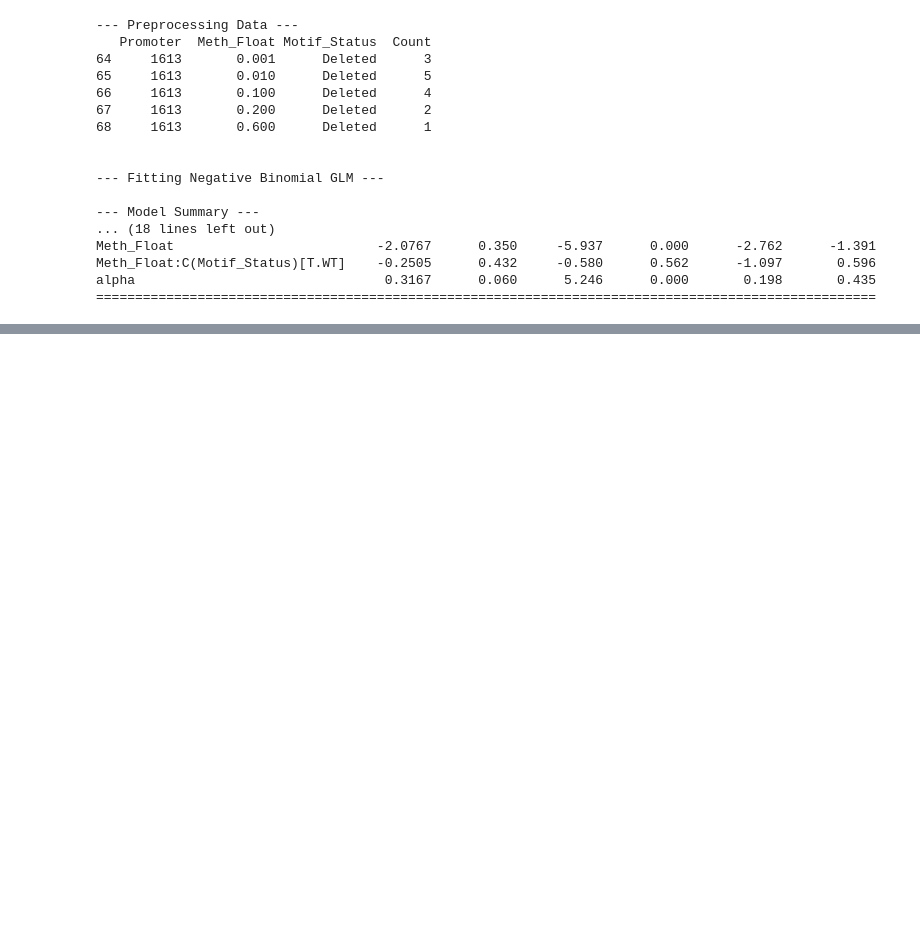
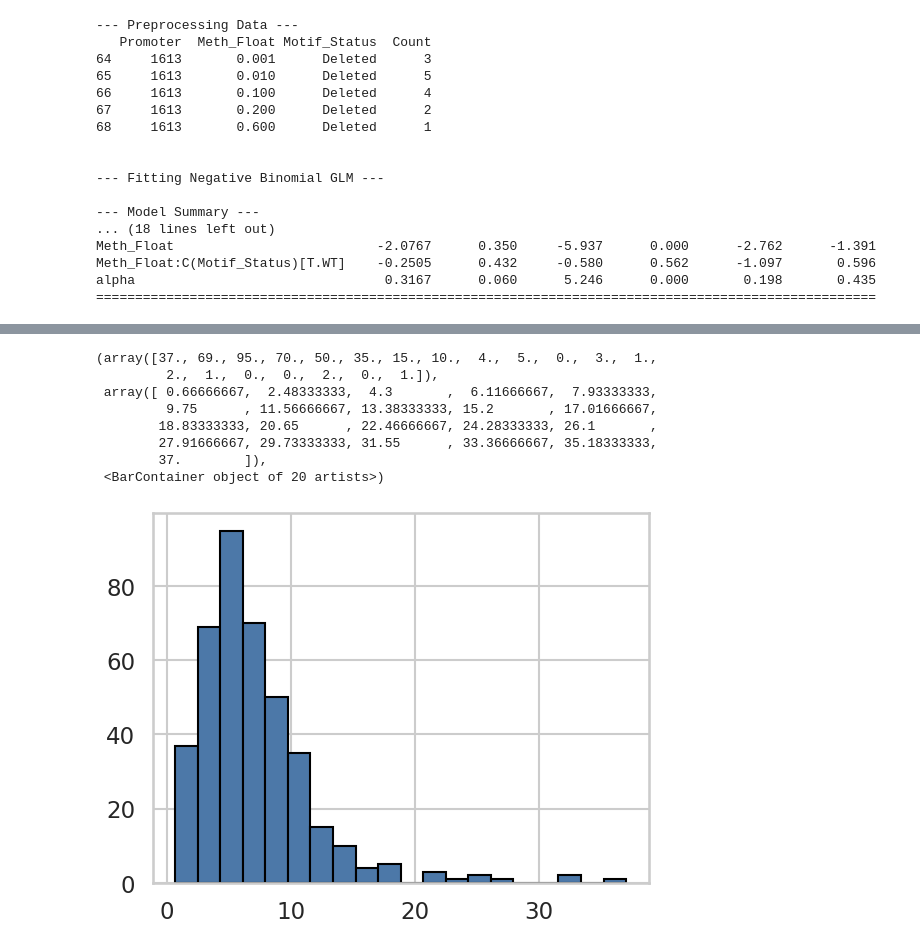
Before and after one commit to level6626/STAP-seq-pipeline, a Jupyter notebook: notebooks/analyze_barcode_pipeline_results.ipynb, the cells around one changed output, grey strips where cells are left out. Cells and saved outputs as stored; diff of their text form; code cells hidden in the pictures; blank space fills up the shorter version.

```diff
--- a/notebooks/analyze_barcode_pipeline_results.ipynb
+++ b/notebooks/analyze_barcode_pipeline_results.ipynb
@@ -540,0 +560,15 @@ with open('./intermediate_data/native_tss_del_motif_glm.txt', 'w') as f:
+# %%
+
+df = filtered_tss_counts_agg.copy()
+
+df_pivoted = df.pivot(index='Oligo_ID', columns='Meth_State', values='Count')
+
+# 2. Calculate the ratio
+# Since the column names are strings like '10%' and '40%', you can access them directly.
+df_pivoted['10_to_40_ratio'] = df_pivoted['10%'] / df_pivoted['40%']
+
+# 3. (Optional) Clean up the resulting DataFrame
+# Reset the index to turn 'Oligo_ID' back into a regular column
+result = df_pivoted.reset_index()[['Oligo_ID', '10%', '40%', '10_to_40_ratio']]
+
+result
@@ -540,0 +589,12 @@ with open('./intermediate_data/native_tss_del_motif_glm.txt', 'w') as f:
+# %%
+plt.hist(result['10_to_40_ratio'], bins=20, color="#4C78A8", edgecolor="black")
+# %% [output]
+(array([37., 69., 95., 70., 50., 35., 15., 10.,  4.,  5.,  0.,  3.,  1.,
+         2.,  1.,  0.,  0.,  2.,  0.,  1.]),
+ array([ 0.66666667,  2.48333333,  4.3       ,  6.11666667,  7.93333333,
+         9.75      , 11.56666667, 13.38333333, 15.2       , 17.01666667,
+        18.83333333, 20.65      , 22.46666667, 24.28333333, 26.1       ,
+        27.91666667, 29.73333333, 31.55      , 33.36666667, 35.18333333,
+        37.        ]),
+ <BarContainer object of 20 artists>)
+[figure, added]
```
Also changed, not shown: parts of 188 cells of this notebook, 13 other files.
